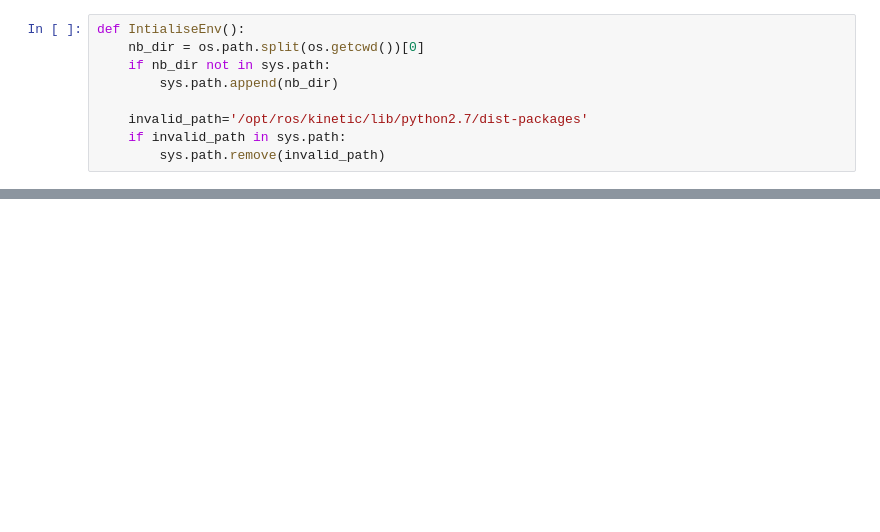
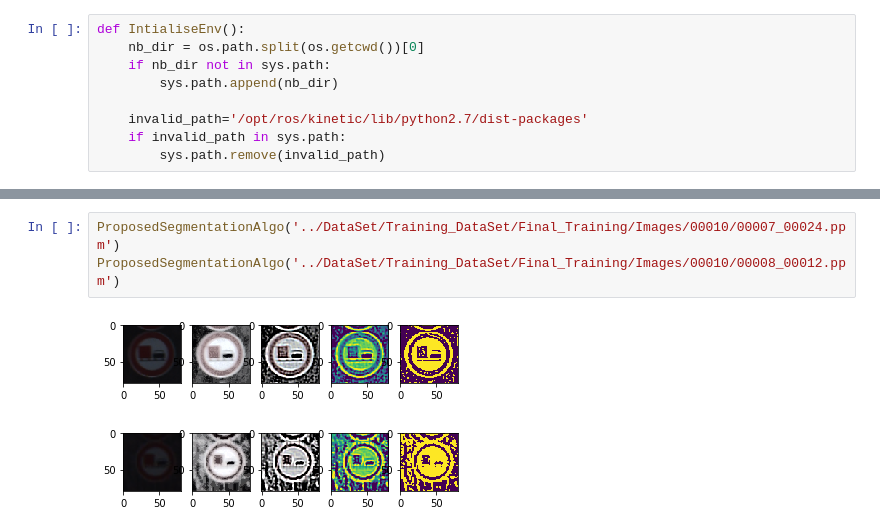
Before and after one commit to RanaMostafaAbdElMohsen/Traffic_Sign_Recognition, a Jupyter notebook: Source_Code/Feature_Extraction/Segmentation.ipynb, the cells around one changed output, grey strips where cells are left out. Cells and saved outputs as stored; diff of their text form; blank space fills up the shorter version.

```diff
--- a/Source_Code/Feature_Extraction/Segmentation.ipynb
+++ b/Source_Code/Feature_Extraction/Segmentation.ipynb
@@ -82,0 +116,6 @@ Segmentation(img)
+# %%
+ProposedSegmentationAlgo('../DataSet/Training_DataSet/Final_Training/Images/00010/00007_00024.ppm')
+ProposedSegmentationAlgo('../DataSet/Training_DataSet/Final_Training/Images/00010/00008_00012.ppm')
+# %% [output]
+[figure, added]
+[figure, added]
```
Also changed, not shown: parts of 21 cells of this notebook, 2 other files.
